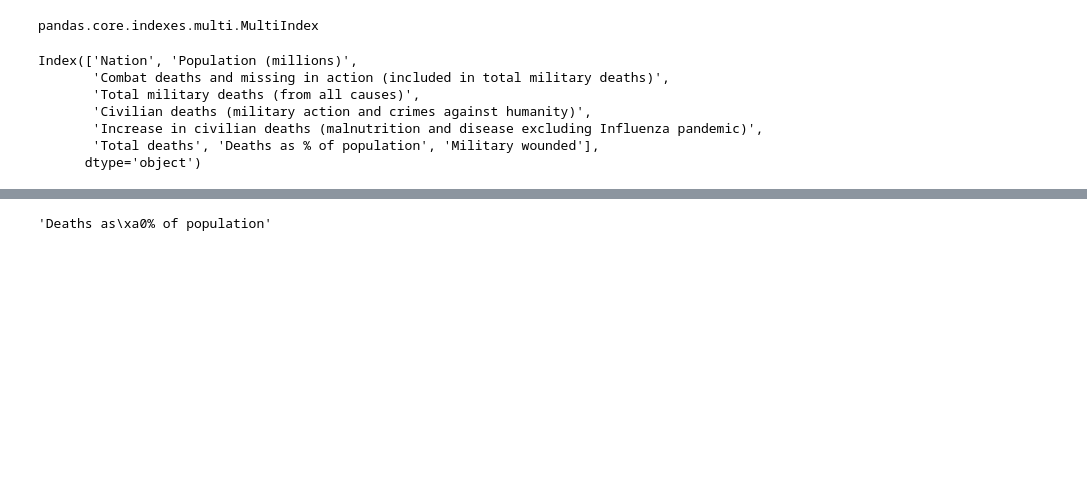
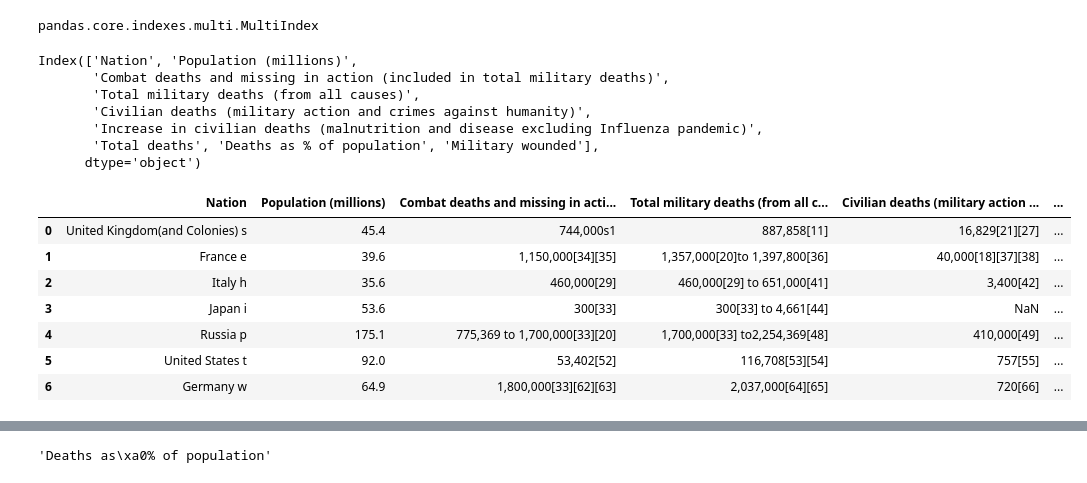
Before and after one commit to conorgleeson95/lecture4_workings, a Jupyter notebook: New Project.ipynb, the cells around one changed output, grey strips where cells are left out. Cells and saved outputs as stored; diff of their text form; code cells hidden in the pictures; blank space fills up the shorter version.

```diff
--- a/New Project.ipynb
+++ b/New Project.ipynb
@@ -139,4 +154,4 @@ df=pd.read_html(str(indiatable))
 # %%
 # indexing to required table
-world_war = df[0]
+world_war_one = df[0]
 # %%
@@ -145,6 +160,6 @@ type(world_war.columns)
 pandas.core.indexes.multi.MultiIndex
 # %%
 #Get rid of unnecessary Axis
-world_war.columns = world_war.columns.droplevel(level=1)
+world_war_one.columns = world_war_one.columns.droplevel(level=1)
 # %%
 #Checking Work
@@ -157,3 +172,22 @@ Index(['Nation', 'Population (millions)',
        'Increase in civilian deaths (malnutrition and disease excluding Influenza pandemic)',
        'Total deaths', 'Deaths as % of population', 'Military wounded'],
       dtype='object')
+# %%
+# Getting rid of x countries
+world_war_one_cleaned = world_war_one.drop(
+    labels=[0,1,2,3,4,5,7,8,10,13,14,15,17,19,20,21,22,24,25,26,27,28,29,30,31,32], axis=0
+)
+# %%
+# reset index after removing rows
+world_war_one_cleaned = world_war_one_cleaned.reset_index(drop=True)
+# %%
+world_war_one_cleaned
+# %% [output]
+|  | Nation | Population (millions) | Combat deaths and missing in acti... | Total military deaths (from all c... | Civilian deaths (military action ... | ... |
+| 0 | United Kingdom(and Colonies) s | 45.4 | 744,000s1 | 887,858[11] | 16,829[21][27] | ... |
+| 1 | France e | 39.6 | 1,150,000[34][35] | 1,357,000[20]to 1,397,800[36] | 40,000[18][37][38] | ... |
+| 2 | Italy h | 35.6 | 460,000[29] | 460,000[29] to 651,000[41] | 3,400[42] | ... |
+| 3 | Japan i | 53.6 | 300[33] | 300[33] to 4,661[44] | NaN | ... |
+| 4 | Russia p | 175.1 | 775,369 to 1,700,000[33][20] | 1,700,000[33] to2,254,369[48] | 410,000[49] | ... |
+| 5 | United States t | 92.0 | 53,402[52] | 116,708[53][54] | 757[55] | ... |
+| 6 | Germany w | 64.9 | 1,800,000[33][62][63] | 2,037,000[64][65] | 720[66] | ... |
```
Also changed, not shown: parts of 31 cells of this notebook.
